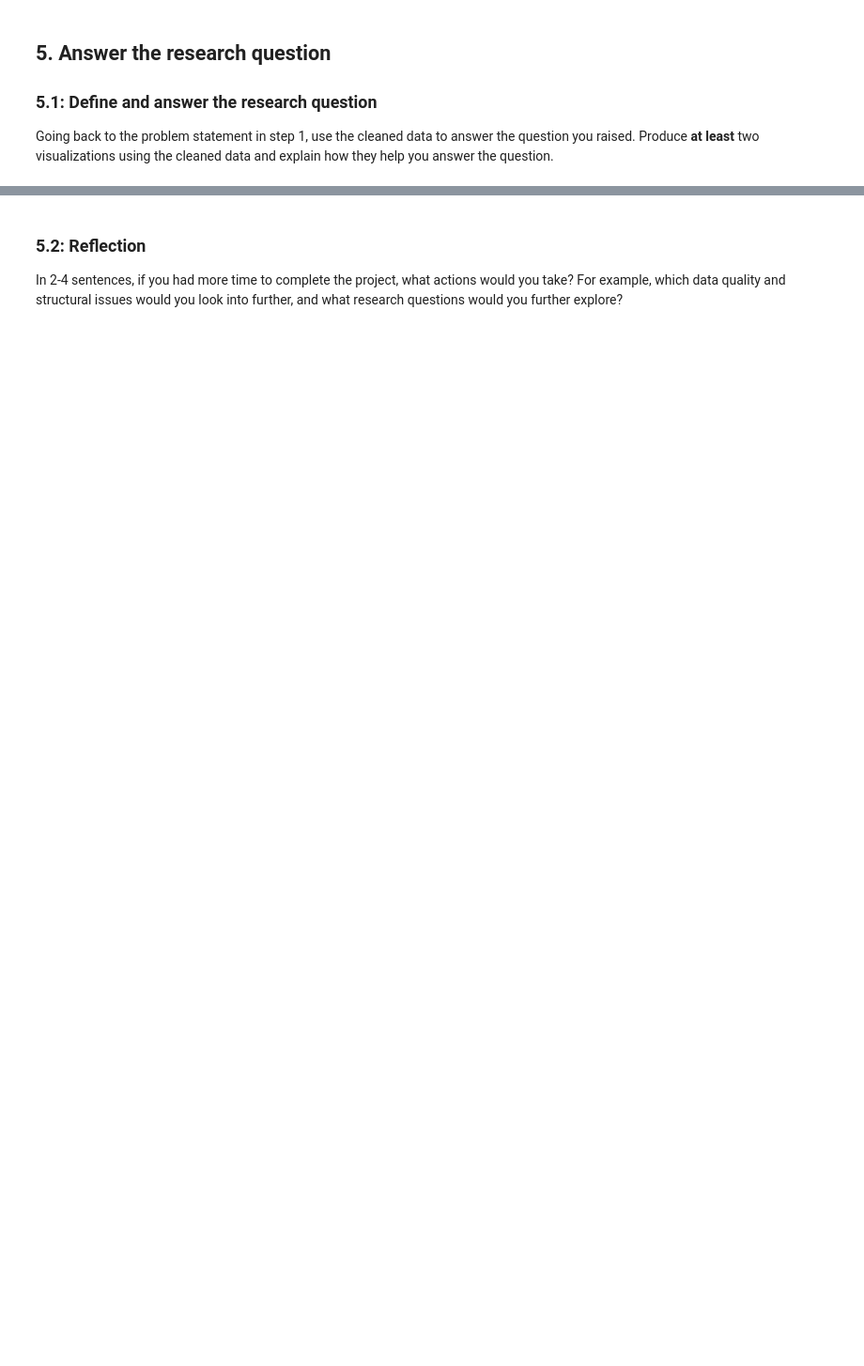
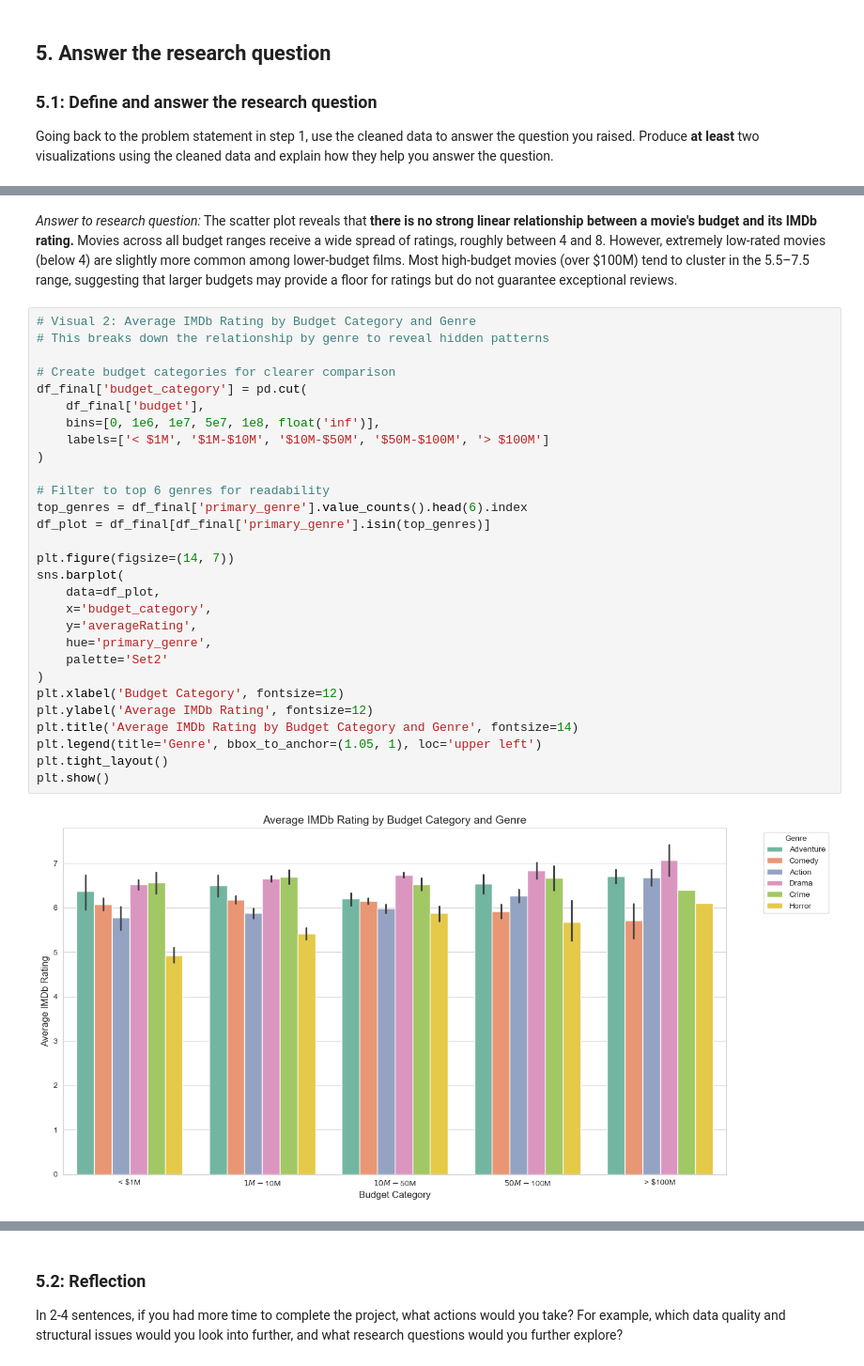
Before and after one commit to abdalnasser12/Real-World-Data-Wrangling-with-Python, a Jupyter notebook: Data_Wrangling_Project_Starter.ipynb, the cells around one changed output, grey strips where cells are left out. Shown at 94% size. Drawn from its saved outputs; the diff is of its cells as text; blank space fills up the shorter version.

Commit message:
Real-world Data Wrangling

```diff
--- a/Data_Wrangling_Project_Starter.ipynb
+++ b/Data_Wrangling_Project_Starter.ipynb
@@ -230,0 +654,33 @@ Going back to the problem statement in step 1, use the cleaned data to answer th
+# %% [markdown]
+*Answer to research question:* The scatter plot reveals that **there is no strong linear relationship between a movie's budget and its IMDb rating.** Movies across all budget ranges receive a wide spread of ratings, roughly between 4 and 8. However, extremely low-rated movies (below 4) are slightly more common among lower-budget films. Most high-budget movies (over $100M) tend to cluster in the 5.5–7.5 range, suggesting that larger budgets may provide a floor for ratings but do not guarantee exceptional reviews.
+# %%
+# Visual 2: Average IMDb Rating by Budget Category and Genre
+# This breaks down the relationship by genre to reveal hidden patterns
+
+# Create budget categories for clearer comparison
+df_final['budget_category'] = pd.cut(
+    df_final['budget'],
+    bins=[0, 1e6, 1e7, 5e7, 1e8, float('inf')],
+    labels=['< $1M', '$1M-$10M', '$10M-$50M', '$50M-$100M', '> $100M']
+)
+
+# Filter to top 6 genres for readability
+top_genres = df_final['primary_genre'].value_counts().head(6).index
+df_plot = df_final[df_final['primary_genre'].isin(top_genres)]
+
+plt.figure(figsize=(14, 7))
+sns.barplot(
+    data=df_plot,
+    x='budget_category',
+    y='averageRating',
+    hue='primary_genre',
+    palette='Set2'
+)
+plt.xlabel('Budget Category', fontsize=12)
+plt.ylabel('Average IMDb Rating', fontsize=12)
+plt.title('Average IMDb Rating by Budget Category and Genre', fontsize=14)
+plt.legend(title='Genre', bbox_to_anchor=(1.05, 1), loc='upper left')
+plt.tight_layout()
+plt.show()
+# %% [output]
+[figure, added]
```
Also changed, not shown: parts of 93 cells of this notebook, 3 other files.
